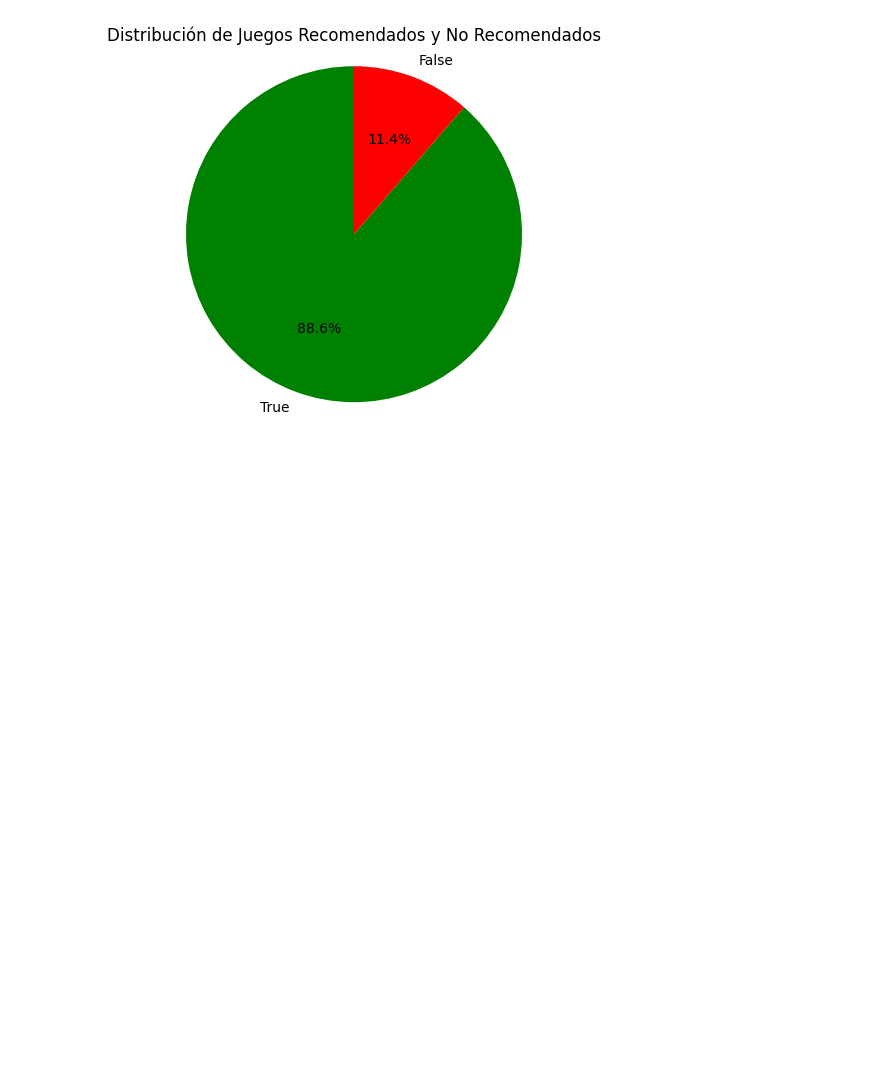
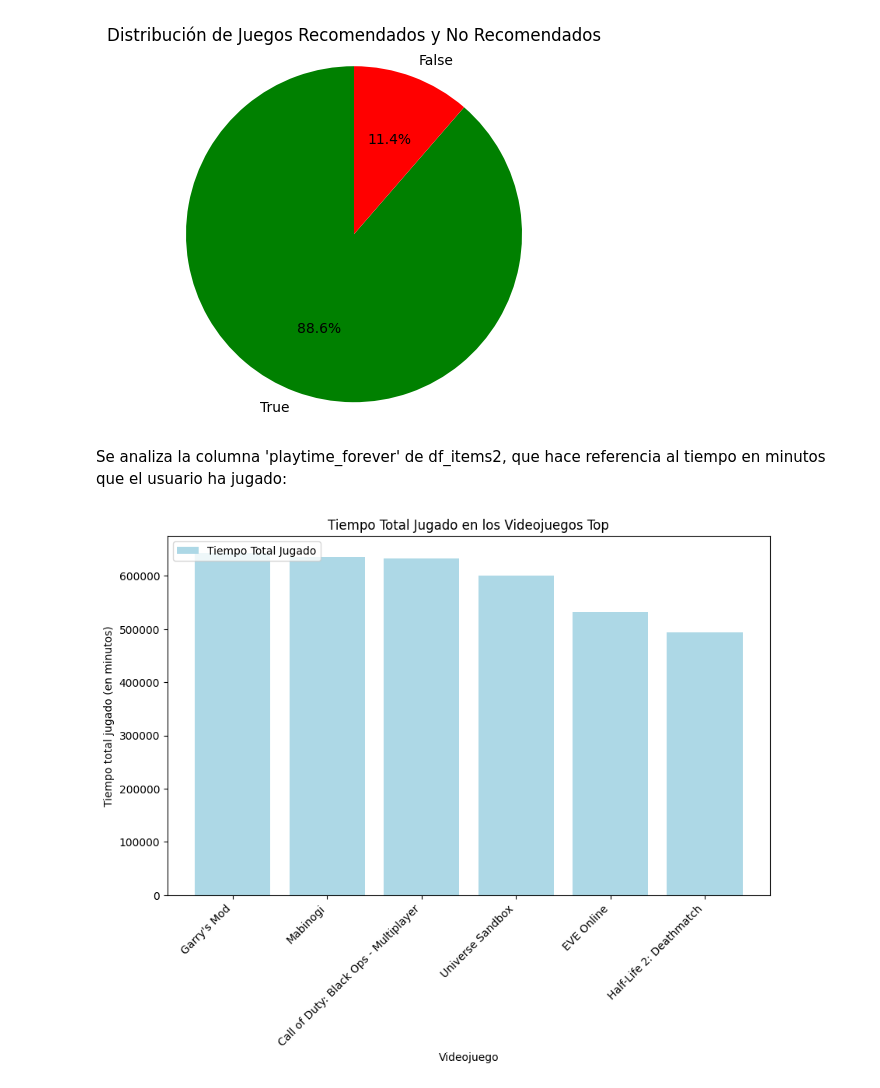
Before and after one commit to camillaneza/PI1_MLOps_Steam_Games, a Jupyter notebook: Jupyter/Feature_Engineering_EDA.ipynb, the cells around one changed output. Saved outputs shown, nothing was run; the diff lists cells and outputs as text; code cells hidden in the pictures; blank space fills up the shorter version.

```diff
--- a/Jupyter/Feature_Engineering.ipynb
+++ b/Jupyter/Feature_Engineering_EDA.ipynb
@@ -708,3 +708,21 @@ plt.title('Distribución de Juegos Recomendados y No Recomendados')
 plt.show()
 # %% [output]
 [figure]
+# %% [markdown]
+Se analiza la columna 'playtime_forever' de df_items2, que hace referencia al tiempo en minutos que el usuario ha jugado:
+# %%
+total_top_playtime = df_items2.sort_values(by='playtime_forever', ascending=False).head(10)
+
+plt.figure(figsize=(10, 6))
+
+plt.bar(total_top_playtime['item_name'], total_top_playtime['playtime_forever'], color='lightblue', label='Tiempo Total Jugado')
+plt.xlabel('Videojuego')
+plt.ylabel('Tiempo total jugado (en minutos)')
+plt.title('Tiempo Total Jugado en los Videojuegos Top')
+plt.xticks(rotation=45, ha='right')
+
+plt.legend(loc='upper left')
+
+plt.show()
+# %% [output]
+[figure, added]
```
Also changed, not shown: parts of 3 cells of this notebook, 2 other files.
